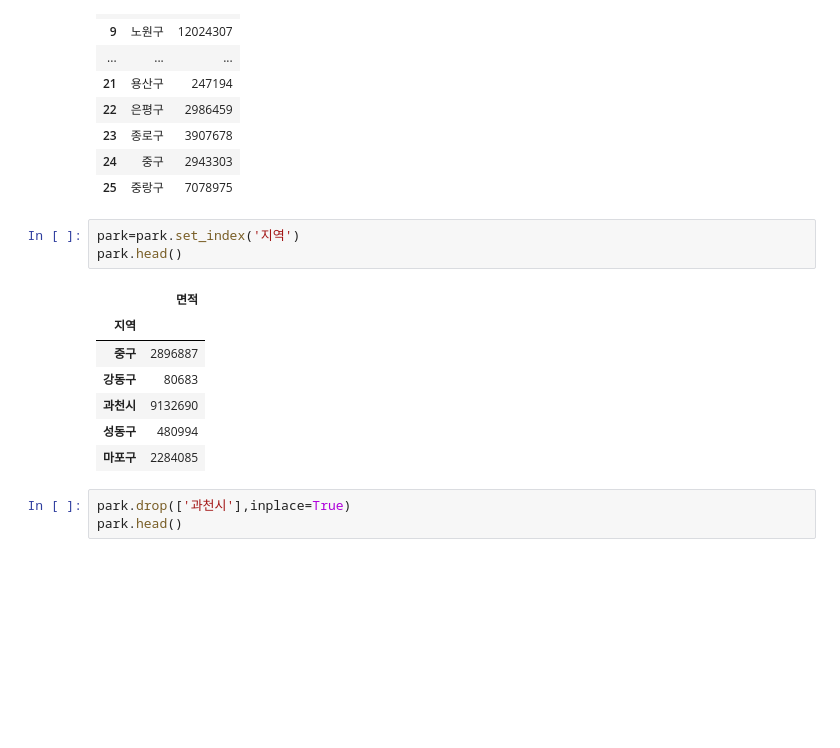
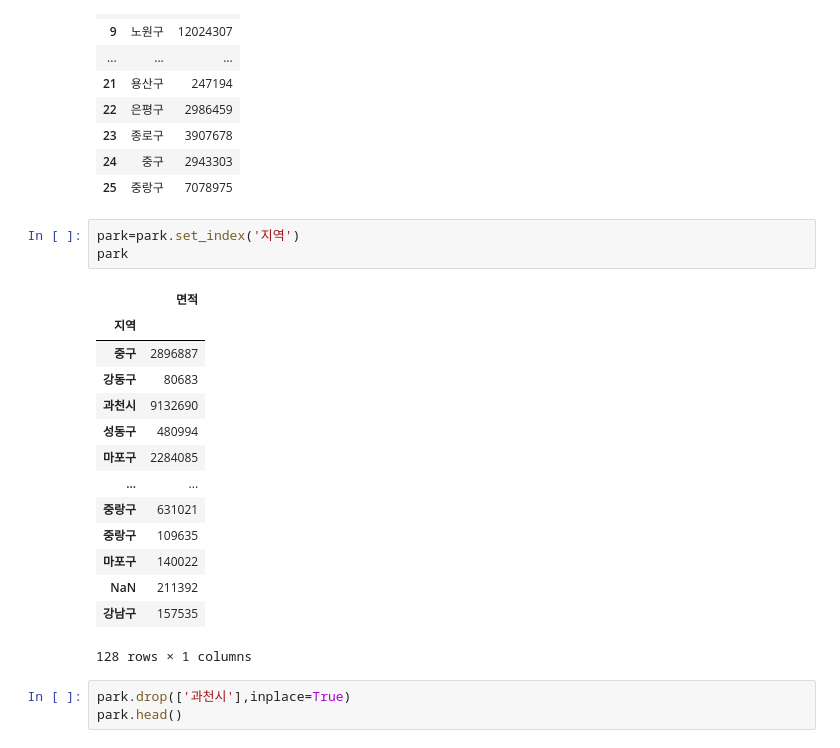
Before and after one commit to hyangshim/DataAnalysis_lecture-2023.04, a Jupyter notebook: 04. 지도시각화/99.서울시 도시 공원.ipynb, the cells around one changed output. Cells and saved outputs as stored; diff of their text form; blank space fills up the shorter version.

```diff
--- a/04. 지도시각화/99.서울시 도시 공원.ipynb
+++ b/04. 지도시각화/99.서울시 도시 공원.ipynb
@@ -255,15 +255,22 @@ park.groupby('지역')['면적'].sum().reset_index()
 | 25 | 중랑구 | 7078975 |
 # %%
 park=park.set_index('지역')
-park.head()
+park
 # %% [output]
 |  | 면적 |
 | 지역 |  |
 | 중구 | 2896887 |
 | 강동구 | 80683 |
 | 과천시 | 9132690 |
 | 성동구 | 480994 |
 | 마포구 | 2284085 |
+| ... | ... |
+| 중랑구 | 631021 |
+| 중랑구 | 109635 |
+| 마포구 | 140022 |
+| NaN | 211392 |
+| 강남구 | 157535 |
+128 rows × 1 columns
 # %%
 park.drop(['과천시'],inplace=True)
 park.head()
```
Also changed, not shown: 12 other files.
